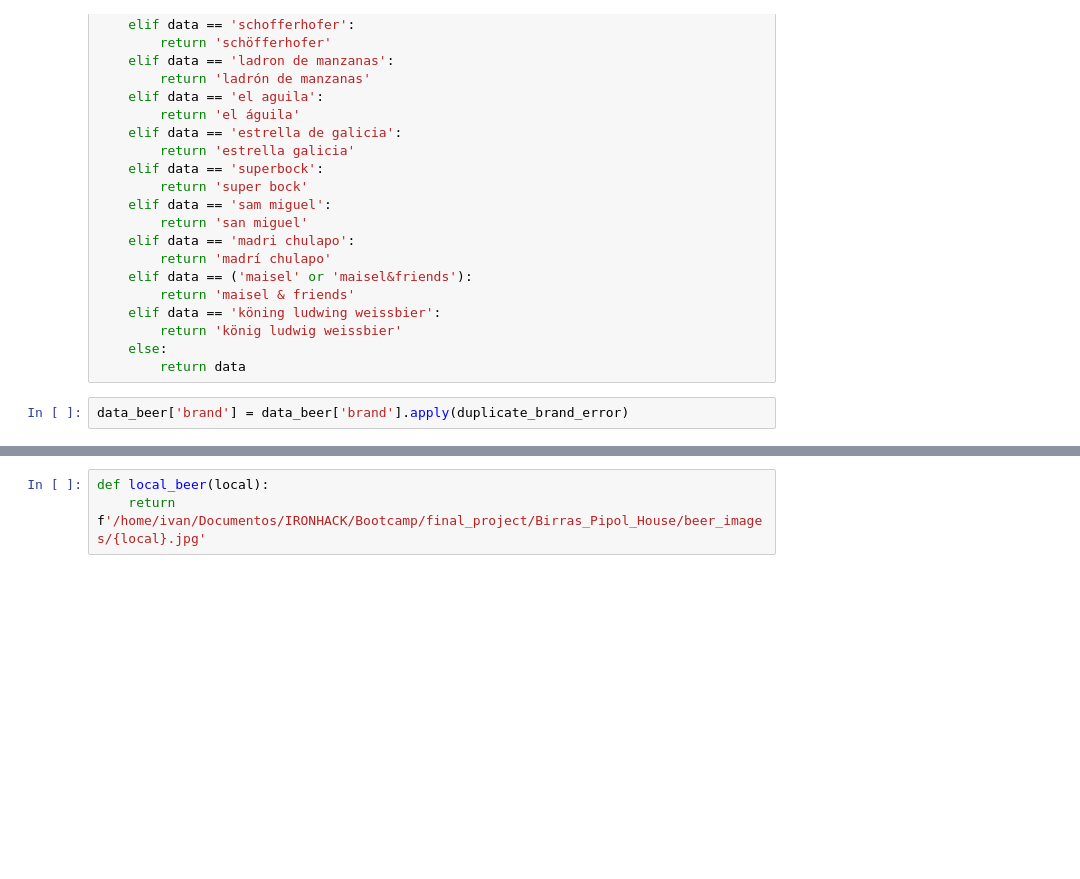
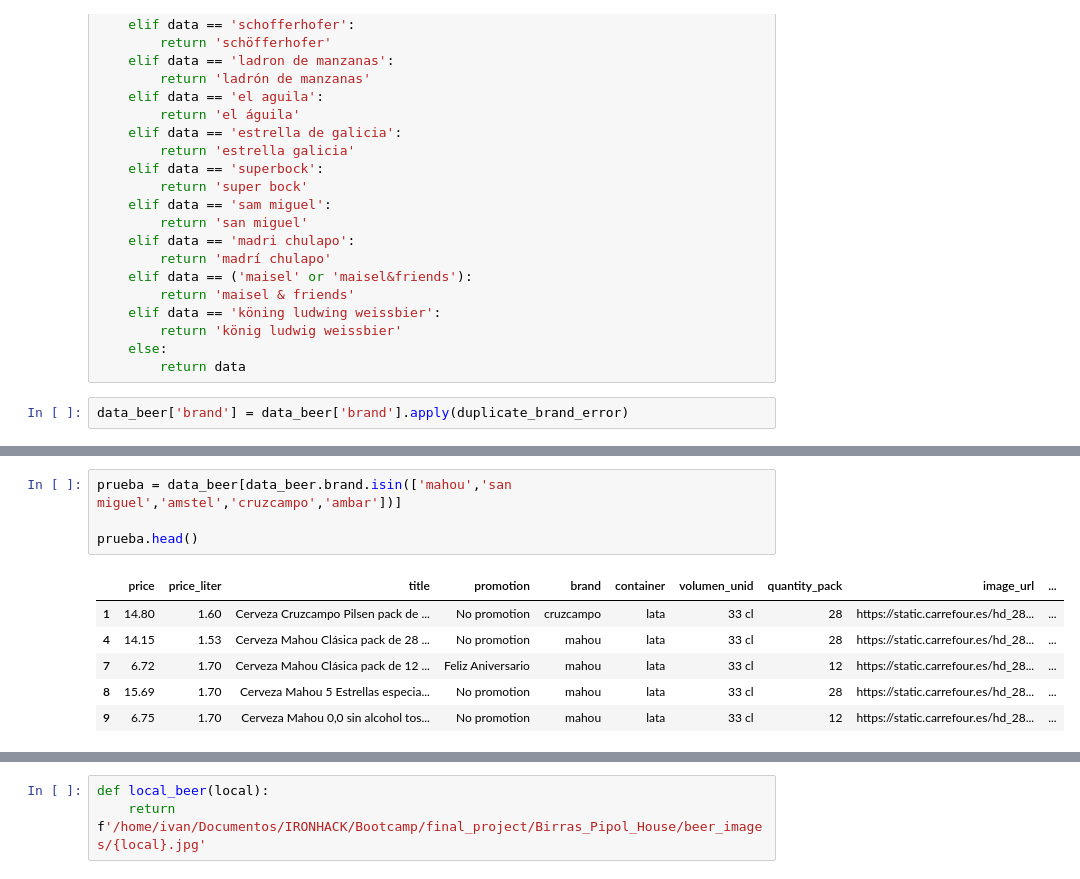
Before and after one commit to ivancompany92/Birras_Pipol_House, a Jupyter notebook: notebooks/model_prueba.ipynb, the cells around one changed output, grey strips where cells are left out. Saved outputs shown, nothing was run; the diff lists cells and outputs as text; blank space fills up the shorter version.

```diff
--- a/notebooks/model_prueba.ipynb
+++ b/notebooks/model_prueba.ipynb
@@ -117 +132,12 @@ Name: brand, Length: 212, dtype: int64
+# %%
+prueba = data_beer[data_beer.brand.isin(['mahou','san miguel','amstel','cruzcampo','ambar'])]
+
+prueba.head()
+# %% [output]
+|  | price | price_liter | title | promotion | brand | container | volumen_unid | quantity_pack | image_url | ... |
+| 1 | 14.80 | 1.60 | Cerveza Cruzcampo Pilsen pack de ... | No promotion | cruzcampo | lata | 33 cl | 28 | https://static.carrefour.es/hd_28... | ... |
+| 4 | 14.15 | 1.53 | Cerveza Mahou Clásica pack de 28 ... | No promotion | mahou | lata | 33 cl | 28 | https://static.carrefour.es/hd_28... | ... |
+| 7 | 6.72 | 1.70 | Cerveza Mahou Clásica pack de 12 ... | Feliz Aniversario | mahou | lata | 33 cl | 12 | https://static.carrefour.es/hd_28... | ... |
+| 8 | 15.69 | 1.70 | Cerveza Mahou 5 Estrellas especia... | No promotion | mahou | lata | 33 cl | 28 | https://static.carrefour.es/hd_28... | ... |
+| 9 | 6.75 | 1.70 | Cerveza Mahou 0,0 sin alcohol tos... | No promotion | mahou | lata | 33 cl | 12 | https://static.carrefour.es/hd_28... | ... |
 # %%
```
Also changed, not shown: parts of 25 cells of this notebook, 1 other file.
